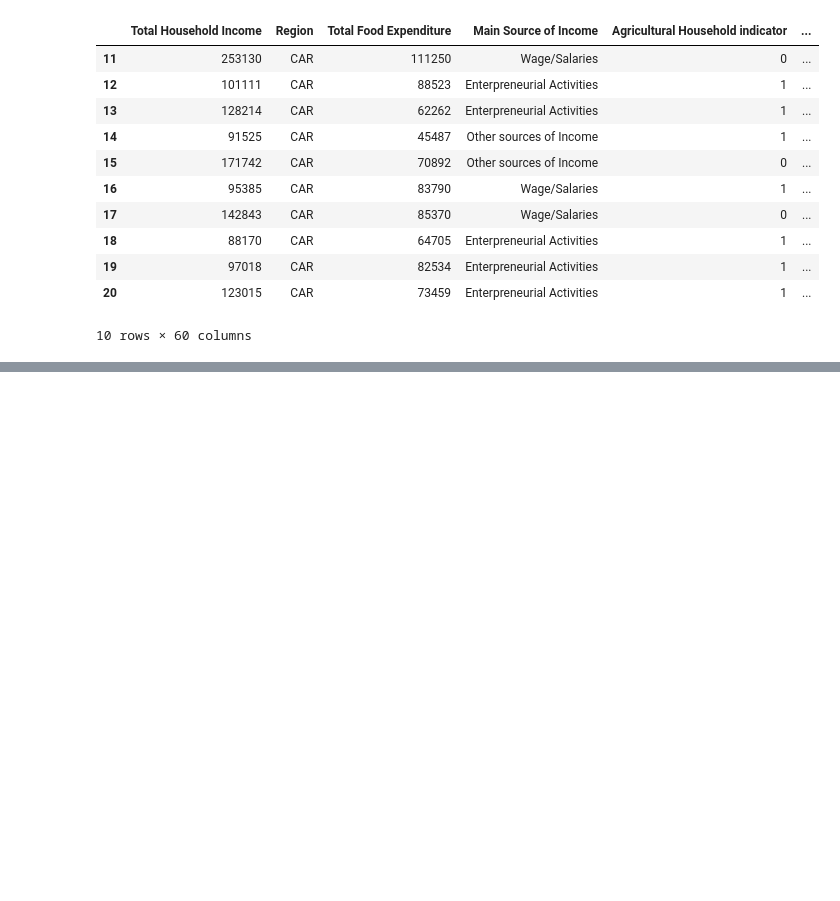
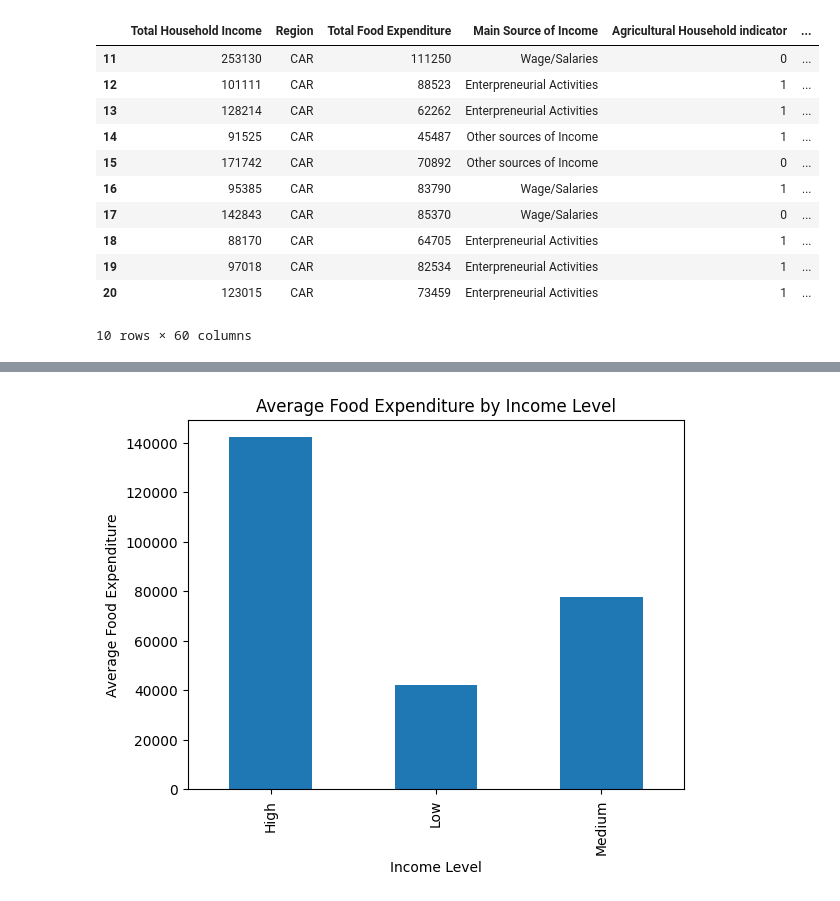
Before and after one commit to gemwel/ELEC303_DATA_ANALYSIS, a Jupyter notebook: Finals_Project_Perez_3B.ipynb, the cells around one changed output, grey strips where cells are left out. Saved outputs shown, nothing was run; the diff lists cells and outputs as text; code cells hidden in the pictures; blank space fills up the shorter version.

```diff
--- a/Finals_Project_Perez_3B.ipynb
+++ b/Finals_Project_Perez_3B.ipynb
@@ -210,0 +216,15 @@ plt.show()
+# %%
+
+df['Income_Level'] = 'Low'
+df.loc[df['Total Household Income'] > 100000, 'Income_Level'] = 'Medium'
+df.loc[df['Total Household Income'] > 300000, 'Income_Level'] = 'High'
+
+avg_food = df.groupby('Income_Level', observed=True)['Total Food Expenditure'].mean()
+
+avg_food.plot(kind='bar')
+plt.title("Average Food Expenditure by Income Level")
+plt.xlabel("Income Level")
+plt.ylabel("Average Food Expenditure")
+plt.show()
+# %% [output]
+[figure, added]
```
Also changed, not shown: parts of 21 cells of this notebook.
